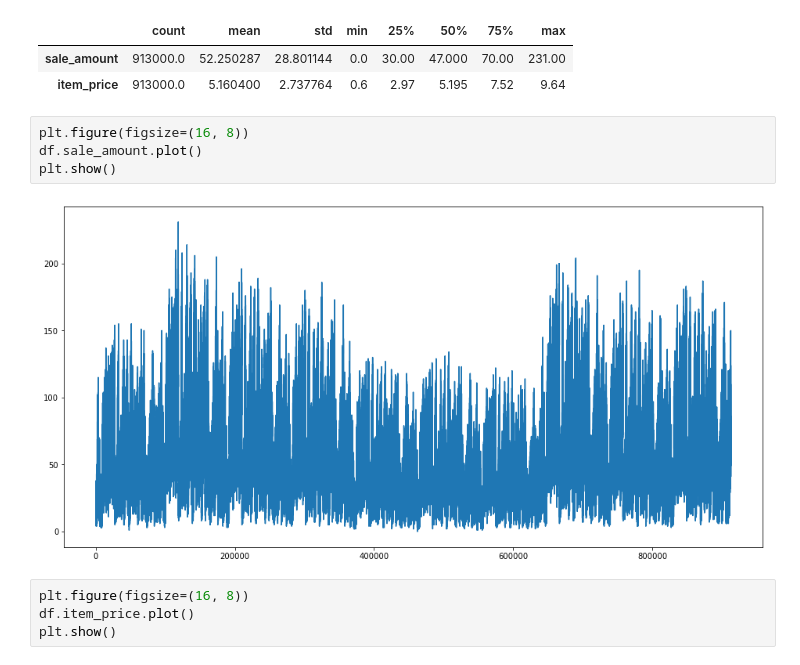
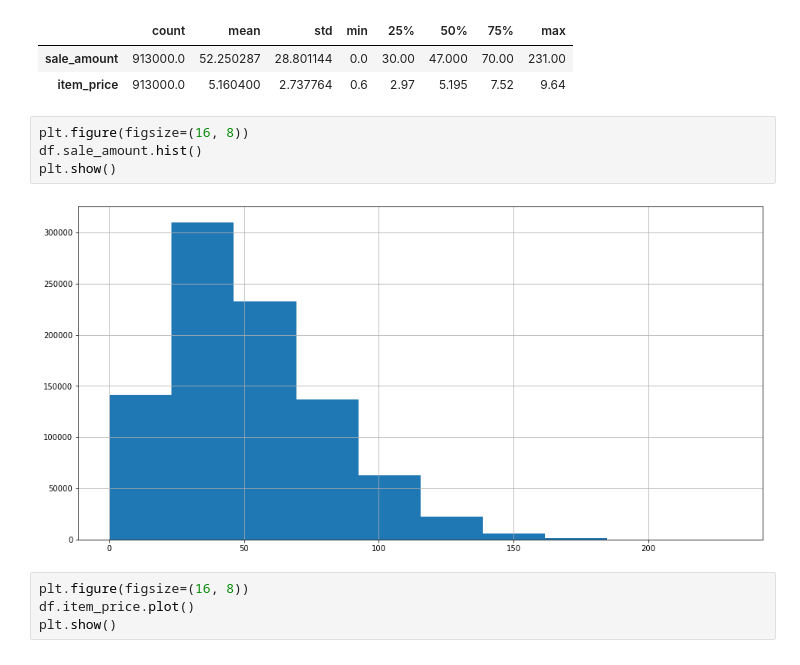
Before and after one commit to cindyvillanuevads/time-series-exercises, a Jupyter notebook: prepare_lesson.ipynb, the cells around one changed output. Drawn from its saved outputs; the diff is of its cells as text.

```diff
--- a/prepare_lesson.ipynb
+++ b/prepare_lesson.ipynb
@@ -470,10 +470,10 @@ df[['sale_amount', 'item_price']].describe().T
 | item_price | 913000.0 | 5.160400 | 2.737764 | 0.6 | 2.97 | 5.195 | 7.52 | 9.64 |
 # %%
 plt.figure(figsize=(16, 8))
-df.sale_amount.plot()
+df.sale_amount.hist()
 plt.show()
 # %% [output]
-[figure, old version]
+[figure, new version]
 # %%
 plt.figure(figsize=(16, 8))
 df.item_price.plot()
```
Also changed, not shown: parts of 26 cells of this notebook.
